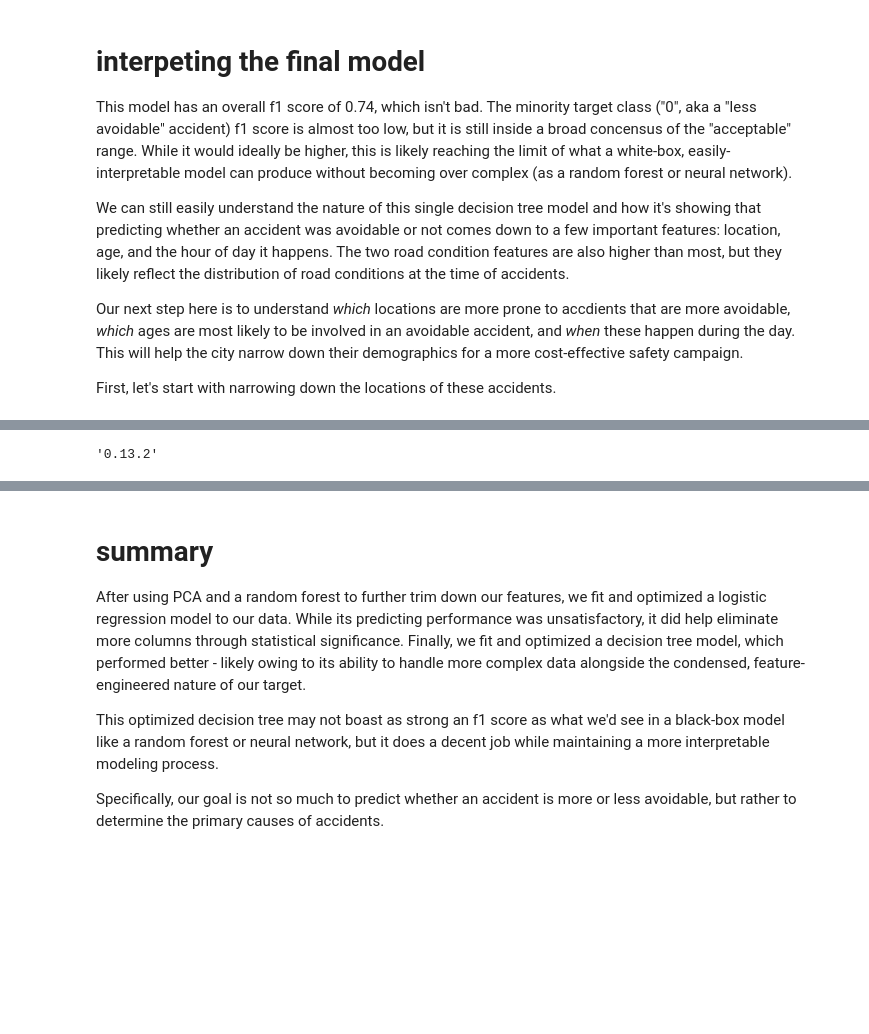
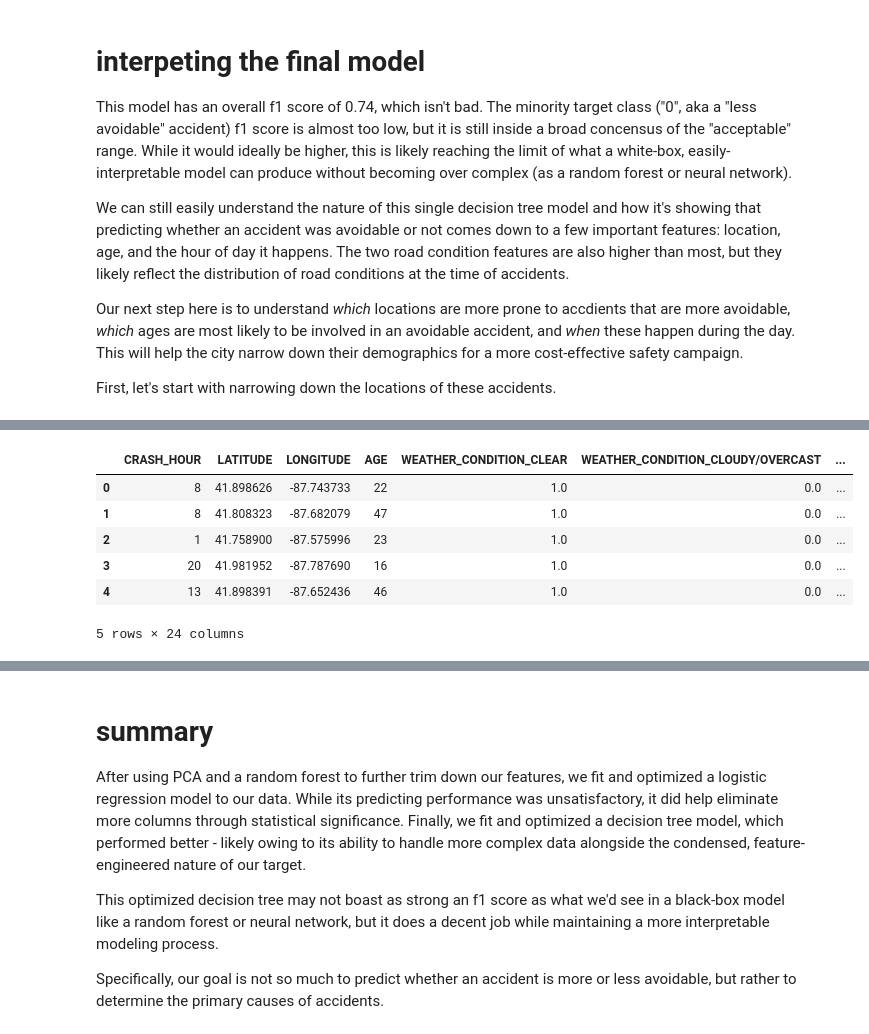
Before and after one commit to joeldmott/chicago_auto_accidents_project, a Jupyter notebook: project_notebook.ipynb, the cells around one changed output, grey strips where cells are left out. Cells and saved outputs as stored; diff of their text form; code cells hidden in the pictures; blank space fills up the shorter version.

```diff
--- a/project_notebook.ipynb
+++ b/project_notebook.ipynb
@@ -1662,4 +1617,26 @@ street_map.plot(ax=ax)
-# %%
-gpd.__version__
-# %% [output]
-'0.13.2'
+# %%
+import geopandas as gpd
+#from osgeo import gdal
+#gdal.SetConfigOption('SHAPE_RESTORE_SHX', 'YES')
+from shapely.geometry import Point, Polygon
+
+#establishing the major street map
+street_map = gpd.read_file('/content/chicago_auto_accidents_project/street_map_files/Major_Streets.shp')
+#bringing in the coordinate reference system for Geopandas
+crs = {'init':'epsg:4326'}
+#creating the Points from our latitude & longitude columns
+geometry = [Point(xy) for xy in zip(X_train_nonstandardized_and_trimmed_over['LONGITUDE'],
+                                    X_train_nonstandardized_and_trimmed_over['LATITUDE'])]
+#establishing the geo DataFrame
+geo_df = gpd.GeoDataFrame(X_train_nonstandardized_and_trimmed_over,
+                          crs=crs,
+                          geometry=geometry)
+geo_df.head()
+# %% [output]
+|  | CRASH_HOUR | LATITUDE | LONGITUDE | AGE | WEATHER_CONDITION_CLEAR | WEATHER_CONDITION_CLOUDY/OVERCAST | ... |
+| 0 | 8 | 41.898626 | -87.743733 | 22 | 1.0 | 0.0 | ... |
+| 1 | 8 | 41.808323 | -87.682079 | 47 | 1.0 | 0.0 | ... |
+| 2 | 1 | 41.758900 | -87.575996 | 23 | 1.0 | 0.0 | ... |
+| 3 | 20 | 41.981952 | -87.787690 | 16 | 1.0 | 0.0 | ... |
+| 4 | 13 | 41.898391 | -87.652436 | 46 | 1.0 | 0.0 | ... |
+5 rows × 24 columns
```
Also changed, not shown: parts of 13 cells of this notebook.
